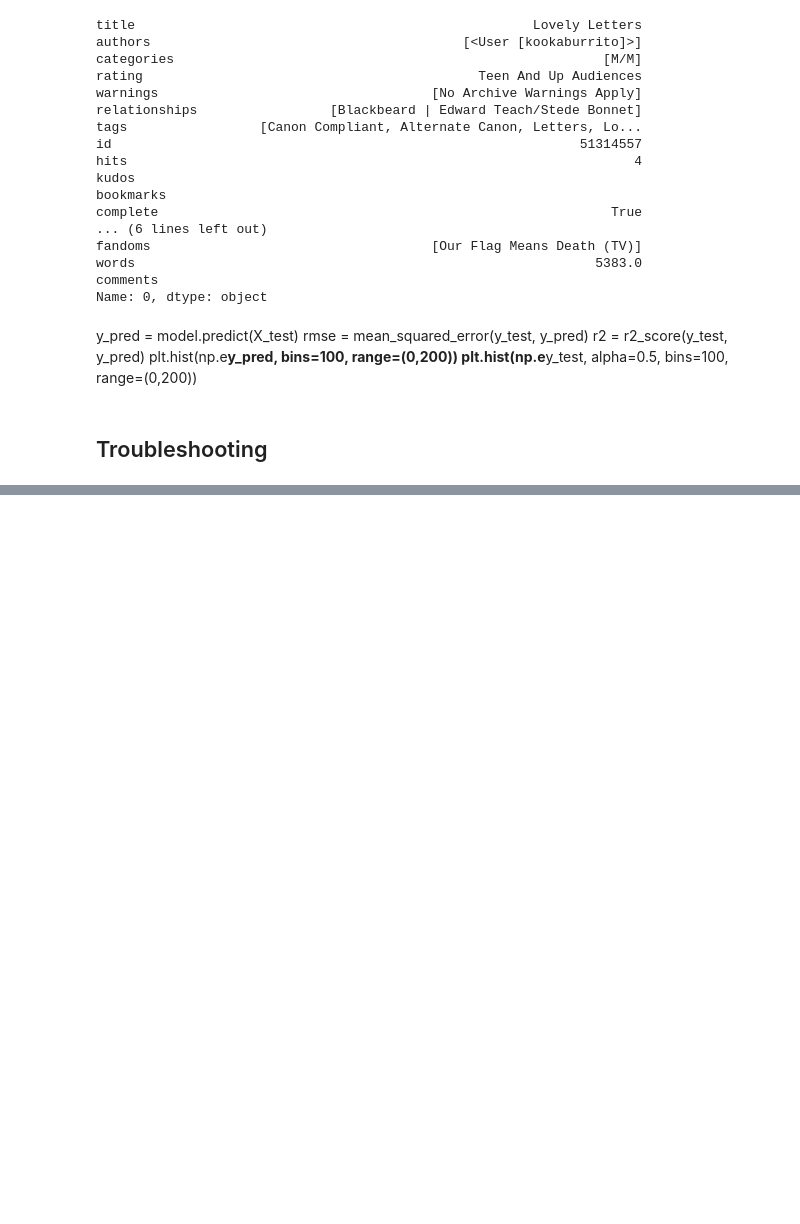
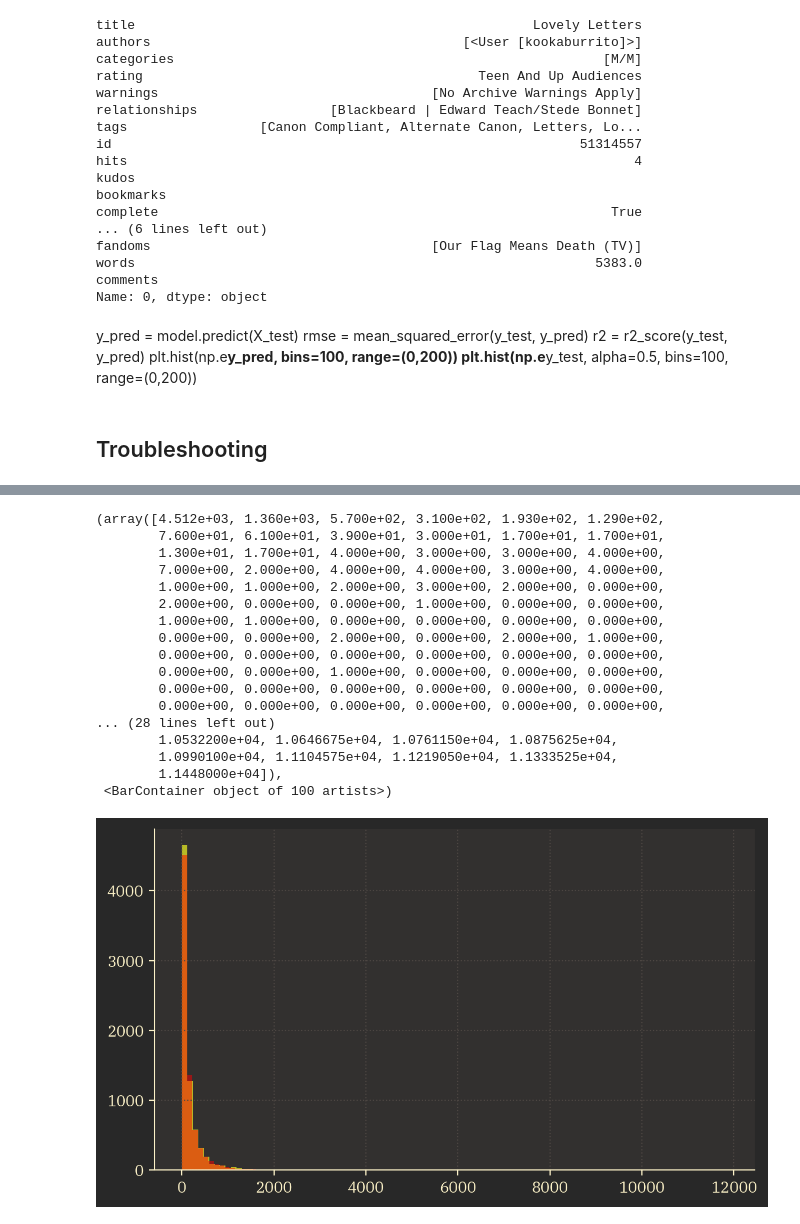
Before and after one commit to elhudson/fanficStats, a Jupyter notebook: ofmd.ipynb, the cells around one changed output, grey strips where cells are left out. Cells and saved outputs as stored; diff of their text form; code cells hidden in the pictures; blank space fills up the shorter version.

```diff
--- a/ofmd.ipynb
+++ b/ofmd.ipynb
@@ -8,7 +8,7 @@ from sklearn.linear_model import LinearRegression
 from sklearn.preprocessing import OneHotEncoder
 from sklearn.metrics import mean_squared_error, r2_score
 import matplotlib.pyplot as plt
-
+plt.style.use("gruvbox.mplstyle")
 ofmd=FicLibrary.from_dataframe(load_works("Our Flag Means Death (TV)"))
 # %% [markdown]
 ## Popular Tags and Fic Popularity
@@ -192,0 +176,5 @@ make_graphs(ofmd)
+# %%
+model = LinearRegression()
+features=["kudos", "hits", "bookmarks", "expected_chapters", "nchapters", "words", "comments"]
+make_numerical(ofmd)
+make_log(ofmd, features)
@@ -192,0 +201,5 @@ make_graphs(ofmd)
+# %%
+y=ofmd[["kudos_log"]]
+X=ofmd[["hits", "hits_log", "comments", "comments_log", "nchapters", "nchapters_log"]]
+X_train, X_test, y_train, y_test = train_test_split(X, y, shuffle=True, train_size=0.7)
+model.fit(X_train, y_train)
@@ -192,0 +222,7 @@ make_graphs(ofmd)
+# %%
+y_pred=model.predict(X_test)
+y_pred_df=pd.DataFrame(columns=["kudos_log"], data=y_pred)
+y_test_df=pd.DataFrame(columns=["kudos_log"], data=y_test)
+r2=r2_score(y_test, y_pred)
+rmse=mean_squared_error(y_test, y_pred)
+print(f'RMSE: {rmse} \n R2: {r2}')
@@ -192,0 +248,22 @@ make_graphs(ofmd)
+# %%
+plt.hist(2**y_pred_df['kudos_log'], bins=100)
+plt.hist(2**y_test_df['kudos_log'], bins=100, color="red", alpha=0.5)
+# %% [output]
+(array([4.512e+03, 1.360e+03, 5.700e+02, 3.100e+02, 1.930e+02, 1.290e+02,
+        7.600e+01, 6.100e+01, 3.900e+01, 3.000e+01, 1.700e+01, 1.700e+01,
+        1.300e+01, 1.700e+01, 4.000e+00, 3.000e+00, 3.000e+00, 4.000e+00,
+        7.000e+00, 2.000e+00, 4.000e+00, 4.000e+00, 3.000e+00, 4.000e+00,
+        1.000e+00, 1.000e+00, 2.000e+00, 3.000e+00, 2.000e+00, 0.000e+00,
+        2.000e+00, 0.000e+00, 0.000e+00, 1.000e+00, 0.000e+00, 0.000e+00,
+        1.000e+00, 1.000e+00, 0.000e+00, 0.000e+00, 0.000e+00, 0.000e+00,
+        0.000e+00, 0.000e+00, 2.000e+00, 0.000e+00, 2.000e+00, 1.000e+00,
+        0.000e+00, 0.000e+00, 0.000e+00, 0.000e+00, 0.000e+00, 0.000e+00,
+        0.000e+00, 0.000e+00, 1.000e+00, 0.000e+00, 0.000e+00, 0.000e+00,
+        0.000e+00, 0.000e+00, 0.000e+00, 0.000e+00, 0.000e+00, 0.000e+00,
+        0.000e+00, 0.000e+00, 0.000e+00, 0.000e+00, 0.000e+00, 0.000e+00,
+... (28 lines left out)
+        1.0532200e+04, 1.0646675e+04, 1.0761150e+04, 1.0875625e+04,
+        1.0990100e+04, 1.1104575e+04, 1.1219050e+04, 1.1333525e+04,
+        1.1448000e+04]),
+ <BarContainer object of 100 artists>)
+[figure, added]
```
Also changed, not shown: parts of 13 cells of this notebook, 1 other file.
